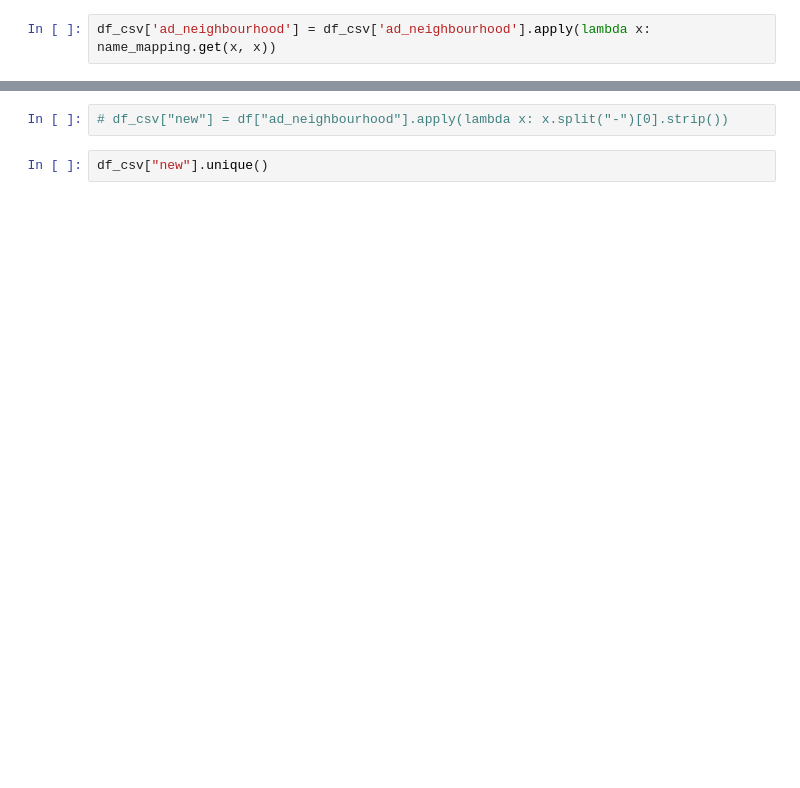
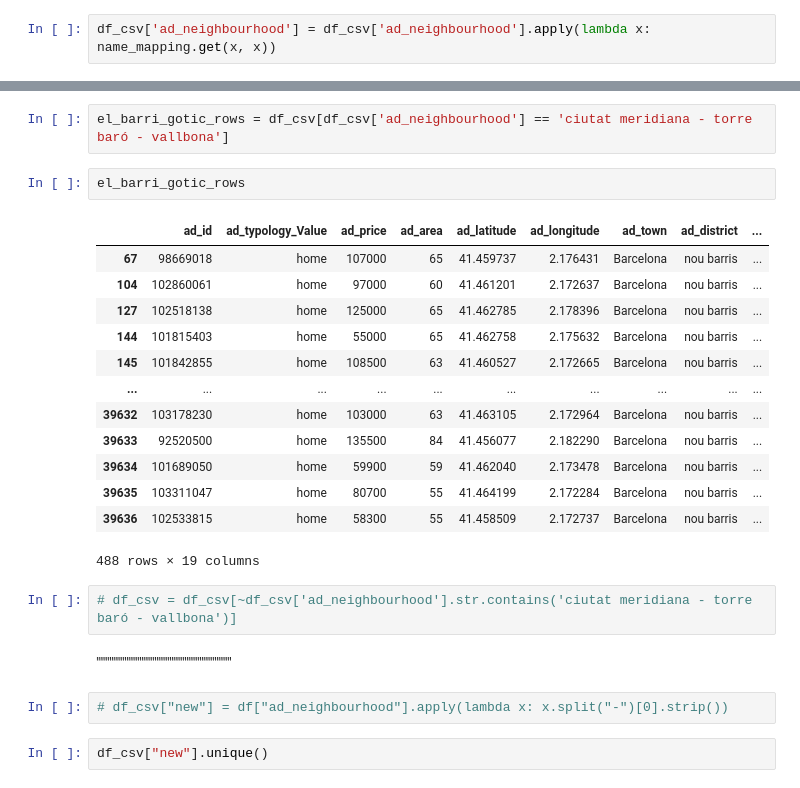
Before and after one commit to marcoayora/final_project, a Jupyter notebook: Notebooks/cleaning_idea.ipynb, the cells around one changed output, grey strips where cells are left out. Drawn from its saved outputs; the diff is of its cells as text; blank space fills up the shorter version.

```diff
--- a/Notebooks/cleaning_idea.ipynb
+++ b/Notebooks/cleaning_idea.ipynb
@@ -223,3 +312,25 @@ Name: new2, Length: 39711, dtype: object
+# %%
+el_barri_gotic_rows = df_csv[df_csv['ad_neighbourhood'] == 'ciutat meridiana - torre baró - vallbona']
+# %%
+el_barri_gotic_rows
+# %% [output]
+|  | ad_id | ad_typology_Value | ad_price | ad_area | ad_latitude | ad_longitude | ad_town | ad_district | ... |
+| 67 | 98669018 | home | 107000 | 65 | 41.459737 | 2.176431 | Barcelona | nou barris | ... |
+| 104 | 102860061 | home | 97000 | 60 | 41.461201 | 2.172637 | Barcelona | nou barris | ... |
+| 127 | 102518138 | home | 125000 | 65 | 41.462785 | 2.178396 | Barcelona | nou barris | ... |
+| 144 | 101815403 | home | 55000 | 65 | 41.462758 | 2.175632 | Barcelona | nou barris | ... |
+| 145 | 101842855 | home | 108500 | 63 | 41.460527 | 2.172665 | Barcelona | nou barris | ... |
+| ... | ... | ... | ... | ... | ... | ... | ... | ... | ... |
+| 39632 | 103178230 | home | 103000 | 63 | 41.463105 | 2.172964 | Barcelona | nou barris | ... |
+| 39633 | 92520500 | home | 135500 | 84 | 41.456077 | 2.182290 | Barcelona | nou barris | ... |
+| 39634 | 101689050 | home | 59900 | 59 | 41.462040 | 2.173478 | Barcelona | nou barris | ... |
+| 39635 | 103311047 | home | 80700 | 55 | 41.464199 | 2.172284 | Barcelona | nou barris | ... |
+| 39636 | 102533815 | home | 58300 | 55 | 41.458509 | 2.172737 | Barcelona | nou barris | ... |
+488 rows × 19 columns
+# %%
+# df_csv = df_csv[~df_csv['ad_neighbourhood'].str.contains('ciutat meridiana - torre baró - vallbona')]
+# %% [markdown]
+""""""""""""""""""""""""""""""""""""
 # %%
 # df_csv["new"] = df["ad_neighbourhood"].apply(lambda x: x.split("-")[0].strip())
 # %%
```
Also changed, not shown: parts of 29 cells of this notebook, 1 other file.
